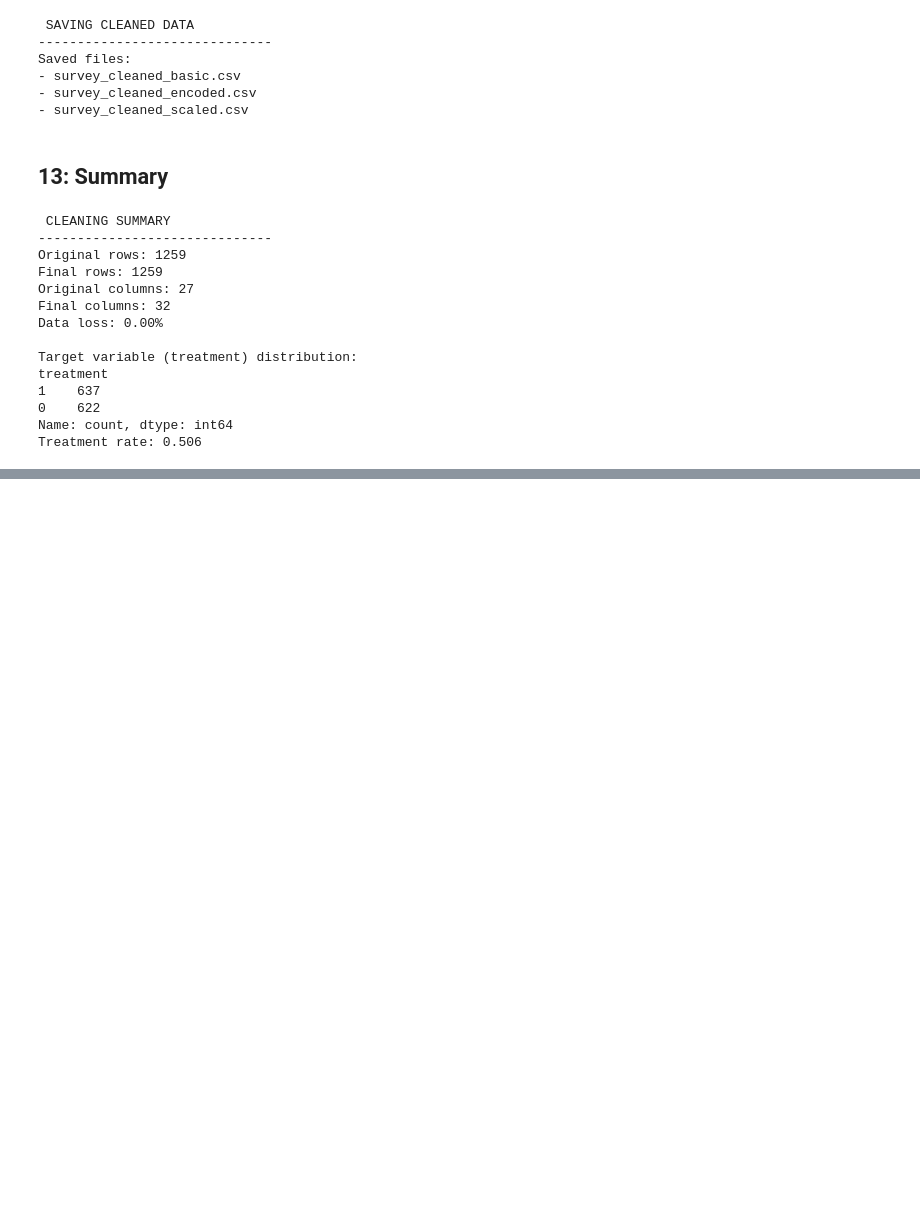
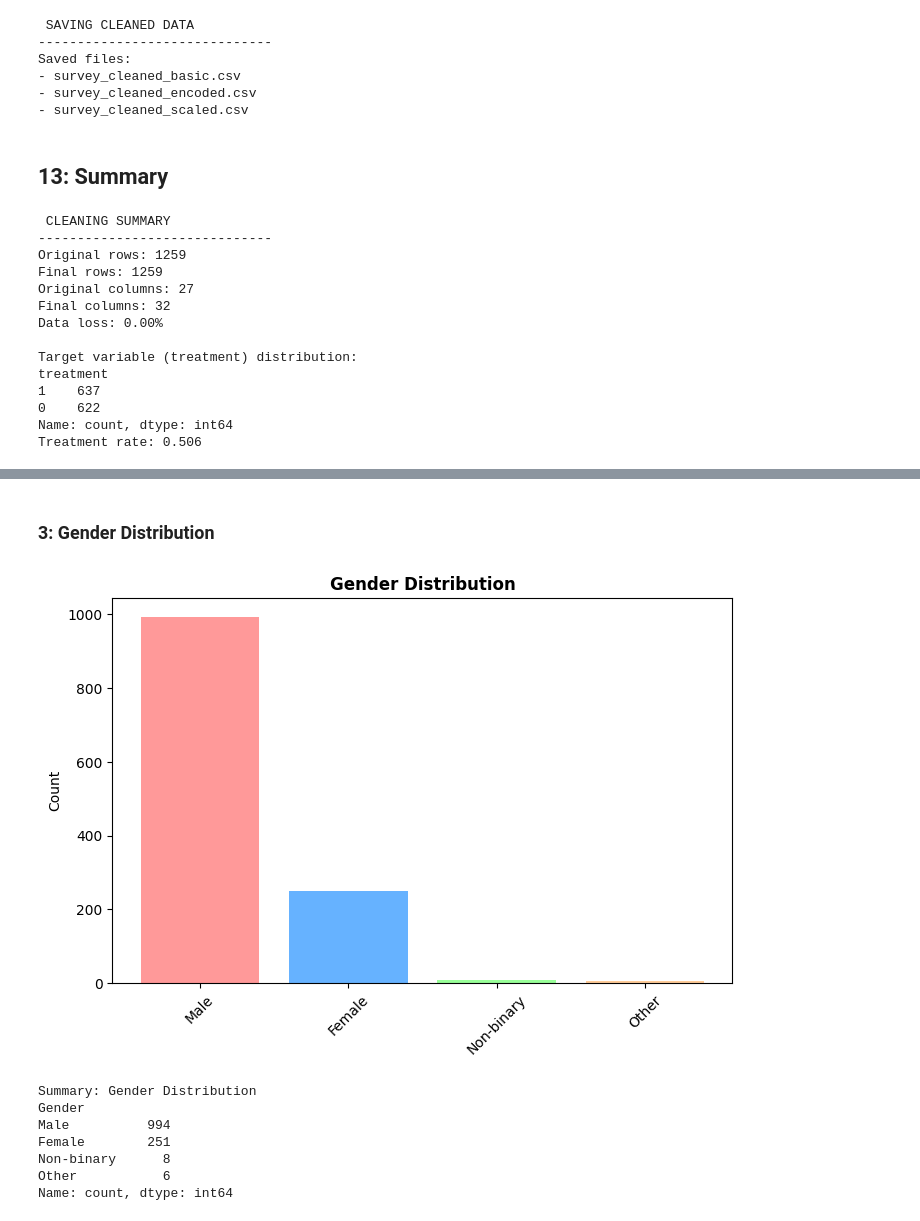
Before and after one commit to Aishaamalik/Mental-Health-Economic-Indicators-Project-, a Jupyter notebook: PROJECT_6.ipynb, the cells around one changed output, grey strips where cells are left out. Cells and saved outputs as stored; diff of their text form; code cells hidden in the pictures; blank space fills up the shorter version.

```diff
--- a/PROJECT_6.ipynb
+++ b/PROJECT_6.ipynb
@@ -905,0 +979,25 @@ Treatment rate: 0.506
+# %% [markdown]
+### 3: Gender Distribution
+# %%
+gender_counts = df['Gender'].value_counts()
+
+plt.figure(figsize=(8, 5))
+plt.bar(gender_counts.index, gender_counts.values,
+        color=['#FF9999', '#66B2FF', '#99FF99', '#FFCC99'])
+plt.title('Gender Distribution', fontsize=12, fontweight='bold')
+plt.xticks(rotation=45)
+plt.ylabel('Count')
+plt.show()
+
+print("Summary: Gender Distribution")
+print(gender_counts)
+print()
+# %% [output]
+[figure, added]
+Summary: Gender Distribution
+Gender
+Male          994
+Female        251
+Non-binary      8
+Other           6
+Name: count, dtype: int64
```
Also changed, not shown: parts of 68 cells of this notebook.
